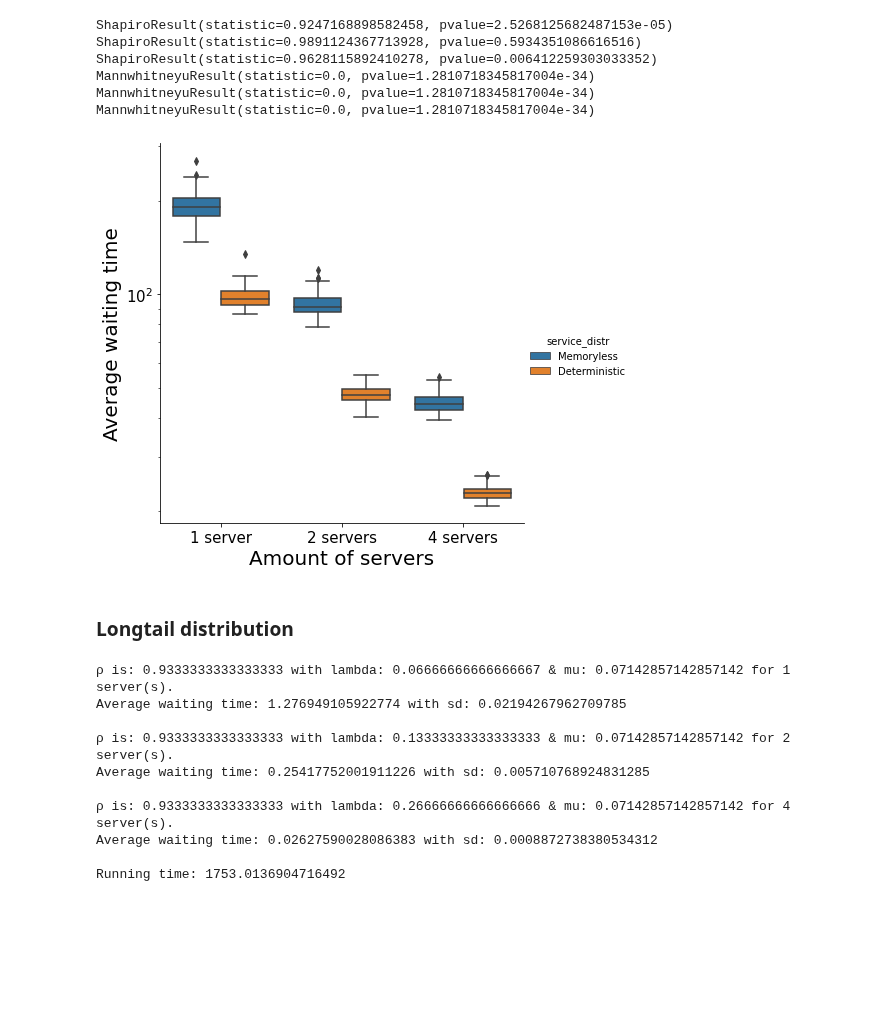
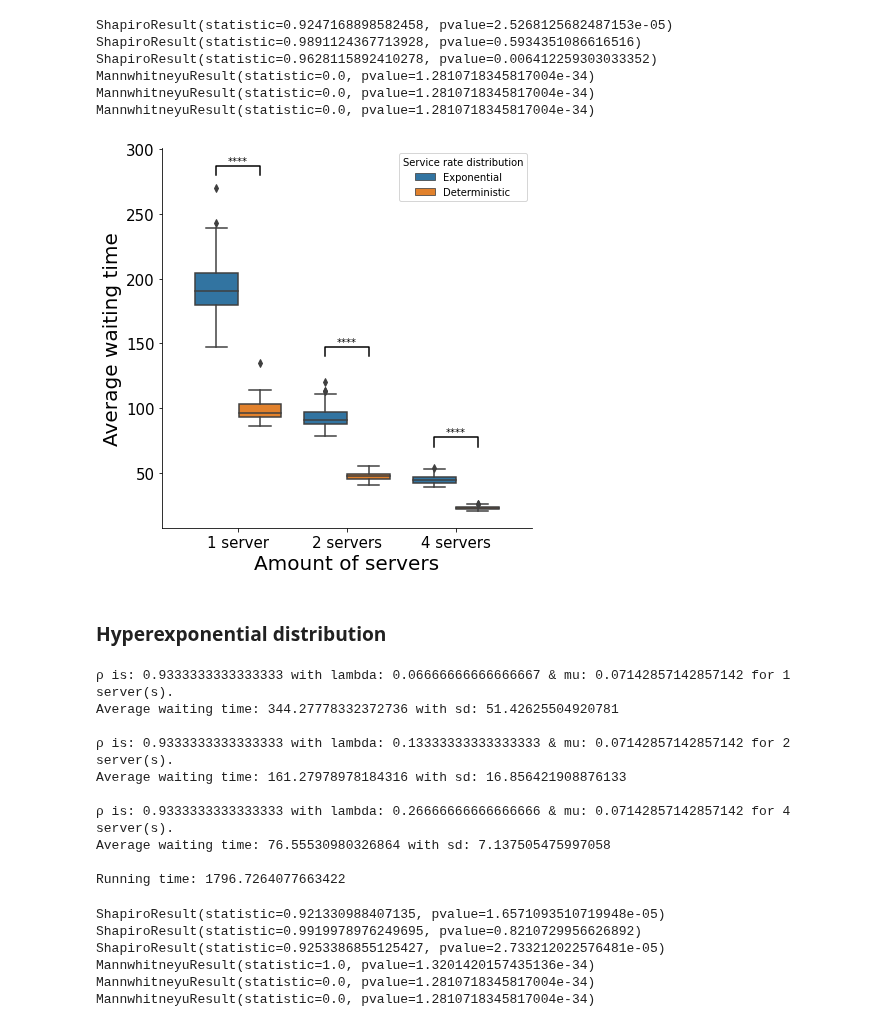
Before and after one commit to Florisdv5/DES-simulation, a Jupyter notebook: DES simulation.ipynb, the cells around one changed output. Cells and saved outputs as stored; diff of their text form; code cells hidden in the pictures; blank space fills up the shorter version.

```diff
--- a/DES simulation.ipynb
+++ b/DES simulation.ipynb
@@ -94,9 +97,9 @@ MannwhitneyuResult(statistic=0.0, pvalue=1.2810718345817004e-34)
 MannwhitneyuResult(statistic=0.0, pvalue=1.2810718345817004e-34)
 # %%
 ## Plotting the results as boxplots for different methods
-df_1_server = pd.DataFrame({'Waiting time': mean_waiting_times[0], 'Method': ['1 server' for i in range(len(mean_waiting_times[0]))], 'service_distr': ['Memoryless' for i in range(len(mean_waiting_times[0]))]})
-df_2_server = pd.DataFrame({'Waiting time': mean_waiting_times[1], 'Method': ['2 servers' for i in range(len(mean_waiting_times[1]))], 'service_distr': ['Memoryless' for i in range(len(mean_waiting_times[0]))]})
-df_3_server = pd.DataFrame({'Waiting time': mean_waiting_times[2], 'Method': ['4 servers' for i in range(len(mean_waiting_times[2]))], 'service_distr': ['Memoryless' for i in range(len(mean_waiting_times[0]))]})
+df_1_server = pd.DataFrame({'Waiting time': mean_waiting_times[0], 'Method': ['1 server' for i in range(len(mean_waiting_times[0]))], 'Service rate distribution': ['Exponential' for i in range(len(mean_waiting_times[0]))]})
+df_2_server = pd.DataFrame({'Waiting time': mean_waiting_times[1], 'Method': ['2 servers' for i in range(len(mean_waiting_times[1]))], 'Service rate distribution': ['Exponential' for i in range(len(mean_waiting_times[0]))]})
+df_3_server = pd.DataFrame({'Waiting time': mean_waiting_times[2], 'Method': ['4 servers' for i in range(len(mean_waiting_times[2]))], 'Service rate distribution': ['Exponential' for i in range(len(mean_waiting_times[0]))]})
 df_total = df_1_server.append(df_2_server)
 df_total = df_total.append(df_3_server)
 
@@ -108,15 +111,15 @@ _, ylabels = plt.yticks()
 _, xlabels = plt.xticks()
 p.set_yticklabels(ylabels, size=15)
 p.set_xticklabels(xlabels, size=15)
-p.set(yscale="log")
+# p.set(yscale="log")
 
 x1, x2 = 0, 0.98   # columns '1 server' and '2 server' (first column: 0, see plt.xticks())
-y, h, col = df_total['Waiting time'].max() + 100, 75, 'k'
+y, h, col = df_total['Waiting time'].max()+10, 7.5, 'k'
 plt.plot([x1, x1, x2, x2], [y, y+h, y+h, y], lw=1.5, c=col)
 plt.text((x1+x2)*.5, y+h, "****", ha='center', va='bottom', color=col)
 
 x3, x4 = 1.02, 2   # columns '2 server' and '4 server' (first column: 0, see plt.xticks())
-y1, h1, col = df_total['Waiting time'].max() + 100, 75, 'k'
+y1, h1, col = df_total['Waiting time'].max() + 10, 7.5, 'k'
 # y1, h1, col = 1, 0.25, 'k'
 plt.plot([x3, x3, x4, x4], [y1, y1+h1, y1+h1, y1], lw=1.5, c=col)
 plt.text((x3+x4)*.5, y1+h1, "****", ha='center', va='bottom', color=col)
@@ -304,43 +307,49 @@ MannwhitneyuResult(statistic=0.0, pvalue=1.2810718345817004e-34)
 MannwhitneyuResult(statistic=0.0, pvalue=1.2810718345817004e-34)
 MannwhitneyuResult(statistic=0.0, pvalue=1.2810718345817004e-34)
 # %%
-df_1_serverc = pd.DataFrame({'Waiting time': mean_waiting_timesc[0], 'Method': ['1 server' for i in range(len(mean_waiting_timesc[0]))], 'service_distr': ['Deterministic' for i in range(len(mean_waiting_timesc[0]))]})
-df_2_serverc = pd.DataFrame({'Waiting time': mean_waiting_timesc[1], 'Method': ['2 servers' for i in range(len(mean_waiting_timesc[1]))], 'service_distr': ['Deterministic' for i in range(len(mean_waiting_timesc[0]))]})
-df_3_serverc = pd.DataFrame({'Waiting time': mean_waiting_timesc[2], 'Method': ['4 servers' for i in range(len(mean_waiting_timesc[2]))], 'service_distr': ['Deterministic' for i in range(len(mean_waiting_timesc[0]))]})
+df_1_serverc = pd.DataFrame({'Waiting time': mean_waiting_timesc[0], 'Method': ['1 server' for i in range(len(mean_waiting_timesc[0]))], 'Service rate distribution': ['Deterministic' for i in range(len(mean_waiting_timesc[0]))]})
+df_2_serverc = pd.DataFrame({'Waiting time': mean_waiting_timesc[1], 'Method': ['2 servers' for i in range(len(mean_waiting_timesc[1]))], 'Service rate distribution': ['Deterministic' for i in range(len(mean_waiting_timesc[0]))]})
+df_3_serverc = pd.DataFrame({'Waiting time': mean_waiting_timesc[2], 'Method': ['4 servers' for i in range(len(mean_waiting_timesc[2]))], 'Service rate distribution': ['Deterministic' for i in range(len(mean_waiting_timesc[0]))]})
 
 
 df_totalc = df_total.append(df_1_serverc)
 df_totalc = df_totalc.append(df_2_serverc)
 df_totalc = df_totalc.append(df_3_serverc)
 
 
-p = sns.catplot(x="Method", y="Waiting time", hue = 'service_distr', kind="box", data=df_totalc, height=6, aspect=8/8)
+p = sns.catplot(x="Method", y="Waiting time", hue = 'Service rate distribution', kind="box", data=df_totalc, height=6, aspect=8/8, legend_out = False)
 # p = sns.swarmplot(x="Method", y="Waiting time", hue = 'service_distr', data=df_totalc, alpha = 0.5)
 
 plt.xlabel("Amount of servers", size = 20)
 plt.ylabel("Average waiting time", size = 20)
 _, ylabels = plt.yticks()
 _, xlabels = plt.xticks()
 p.set_yticklabels(ylabels, size=15)
 p.set_xticklabels(xlabels, size=15)
-p.set(yscale="log")
+# p.set(yscale="log")
 
-# x1, x2 = 0, 0.98   # columns '1 server' and '2 server' (first column: 0, see plt.xticks())
-# y, h, col = df_total['Waiting time'].max() + 100, 75, 'k'
-# plt.plot([x1, x1, x2, x2], [y, y+h, y+h, y], lw=1.5, c=col)
-# plt.text((x1+x2)*.5, y+h, "****", ha='center', va='bottom', color=col)
+x1, x2 = -0.2, 0.2   # columns '1 server' and '2 server' (first column: 0, see plt.xticks())
+y, h, col = df_total['Waiting time'].max() + 10, 7.5, 'k'
+plt.plot([x1, x1, x2, x2], [y, y+h, y+h, y], lw=1.5, c=col)
+plt.text((x1+x2)*.5, y+h, "****", ha='center', va='bottom', color=col)
 
-# x3, x4 = 1.02, 2   # columns '2 server' and '4 server' (first column: 0, see plt.xticks())
-# y1, h1, col = df_total['Waiting time'].max() + 100, 75, 'k'
-# # y1, h1, col = 1, 0.25, 'k'
-# plt.plot([x3, x3, x4, x4], [y1, y1+h1, y1+h1, y1], lw=1.5, c=col)
-# plt.text((x3+x4)*.5, y1+h1, "****", ha='center', va='bottom', color=col)
+x3, x4 = 0.8, 1.2   # columns '2 server' and '4 server' (first column: 0, see plt.xticks())
+y1, h1, col = 140, 7.5, 'k'
+# y1, h1, col = 1, 0.25, 'k'
+plt.plot([x3, x3, x4, x4], [y1, y1+h1, y1+h1, y1], lw=1.5, c=col)
+plt.text((x3+x4)*.5, y1+h1, "****", ha='center', va='bottom', color=col)
+
+x3, x4 = 1.8, 2.2   # columns '2 server' and '4 server' (first column: 0, see plt.xticks())
+y1, h1, col = 70, 7.5, 'k'
+# y1, h1, col = 1, 0.25, 'k'
+plt.plot([x3, x3, x4, x4], [y1, y1+h1, y1+h1, y1], lw=1.5, c=col)
+plt.text((x3+x4)*.5, y1+h1, "****", ha='center', va='bottom', color=col)
 
 plt.savefig('boxplots_service_distr.png', format='png', dpi=600, bbox_inches = "tight")
 # %% [output]
-[figure, old version]
+[figure, new version]
 # %% [markdown]
-### Longtail distribution
+### Hyperexponential distribution
 # %%
 def source_long(env, number, lambda_1, counter, mu):
     """Source generates customers randomly"""
@@ -378,7 +387,7 @@ start_time = time.time()
 for n_ind in range(len(n_s)):
     n = n_s[n_ind]
     lambda_1 = arrival_rate = n/15              # Arrival rate, n/(inter arrival time)
-    mu = [1/4, 1/(52/17)]                     # How much people one server can help for a given time period
+    mu = [1/7, 1/35]                     # How much people one server can help for a given time period
     number_of_arrivals = 10000000000
     print("\N{greek small letter rho} is: " + str(lambda_1/(n*(1/14))) + " with lambda: " +
           str(lambda_1) + " & mu: " + str(1/14) +  " for " + str(n) + " server(s).")
@@ -397,12 +406,30 @@ end_time = time.time()
 print("Running time: " + str(end_time - start_time))
 # %% [output]
 ρ is: 0.9333333333333333 with lambda: 0.06666666666666667 & mu: 0.07142857142857142 for 1 server(s).
-Average waiting time: 1.276949105922774 with sd: 0.02194267962709785
+Average waiting time: 344.27778332372736 with sd: 51.42625504920781
 
 ρ is: 0.9333333333333333 with lambda: 0.13333333333333333 & mu: 0.07142857142857142 for 2 server(s).
-Average waiting time: 0.25417752001911226 with sd: 0.005710768924831285
+Average waiting time: 161.27978978184316 with sd: 16.856421908876133
 
 ρ is: 0.9333333333333333 with lambda: 0.26666666666666666 & mu: 0.07142857142857142 for 4 server(s).
-Average waiting time: 0.02627590028086383 with sd: 0.0008872738380534312
+Average waiting time: 76.55530980326864 with sd: 7.137505475997058
 
-Running time: 1753.0136904716492
+Running time: 1796.7264077663422
+# %%
+statistic_1serverc = scipy.stats.shapiro(mean_waiting_times_long[0])
+print(statistic_1serverc)
+statistic_2serverc = scipy.stats.shapiro(mean_waiting_times_long[1])
+print(statistic_2serverc)
+statistic_3serverc = scipy.stats.shapiro(mean_waiting_times_long[2])
+print(statistic_3serverc)
+
+print(scipy.stats.mannwhitneyu(mean_waiting_times_long[0], mean_waiting_times[0]))
+print(scipy.stats.mannwhitneyu(mean_waiting_times_long[1], mean_waiting_times[1]))
+print(scipy.stats.mannwhitneyu(mean_waiting_times_long[2], mean_waiting_times[2]))
+# %% [output]
+ShapiroResult(statistic=0.921330988407135, pvalue=1.6571093510719948e-05)
+ShapiroResult(statistic=0.9919978976249695, pvalue=0.8210729956626892)
+ShapiroResult(statistic=0.9253386855125427, pvalue=2.733212022576481e-05)
+MannwhitneyuResult(statistic=1.0, pvalue=1.3201420157435136e-34)
+MannwhitneyuResult(statistic=0.0, pvalue=1.2810718345817004e-34)
+MannwhitneyuResult(statistic=0.0, pvalue=1.2810718345817004e-34)
```
Also changed, not shown: parts of 4 cells of this notebook.
